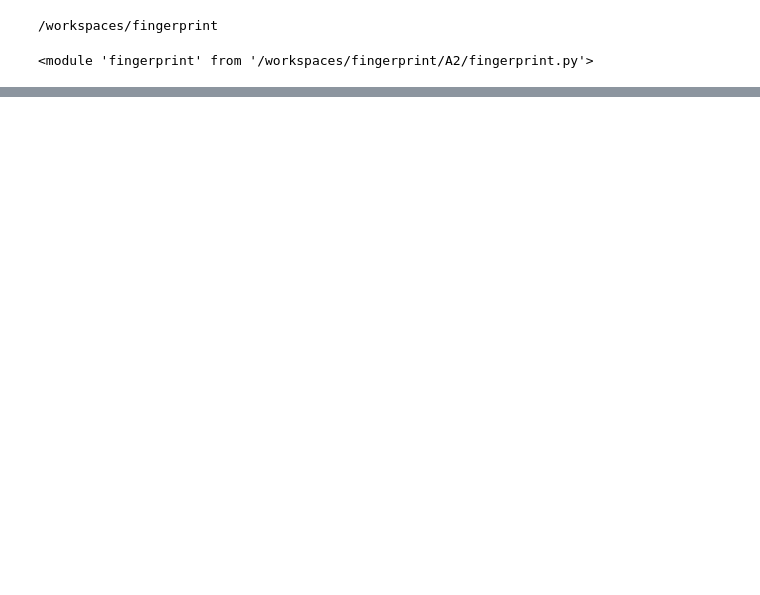
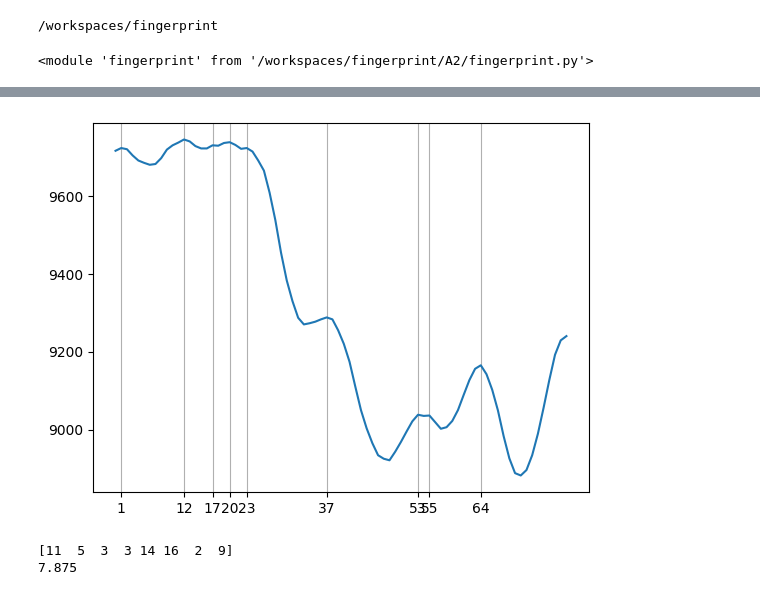
Before and after one commit to robert-aruta/fingerprint, a Jupyter notebook: A2/Untitled-1.ipynb, the cells around one changed output, grey strips where cells are left out. Saved outputs shown, nothing was run; the diff lists cells and outputs as text; code cells hidden in the pictures; blank space fills up the shorter version.

```diff
--- a/A2/Untitled-1.ipynb
+++ b/A2/Untitled-1.ipynb
@@ -65,0 +108,17 @@ plt.show()
+# %%
+# Find the indices of the x-signature local maxima
+plt.plot(x, xSigList[0])
+plt.xticks(locMaxList[0])
+plt.grid(True, axis='x')
+plt.show()
+# %% [output]
+[figure, added]
+# %%
+distanceList, ridgePeriodList = fp.ridge_period(locMaxList)
+distances = distanceList[0]
+ridgePeriod = ridgePeriodList[0]
+print(distances)
+print(ridgePeriod)
+# %% [output]
+[11  5  3  3 14 16  2  9]
+7.875
```
Also changed, not shown: parts of 6 cells of this notebook, 1 other file.
